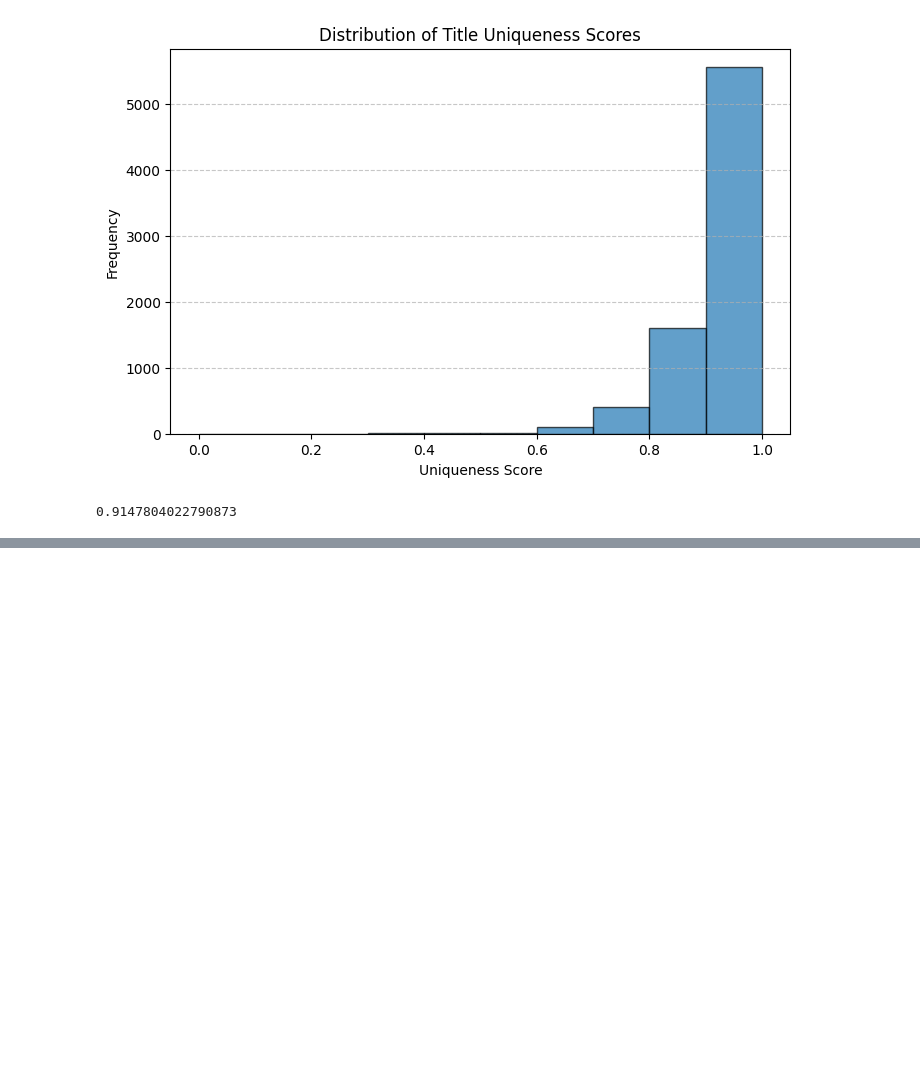
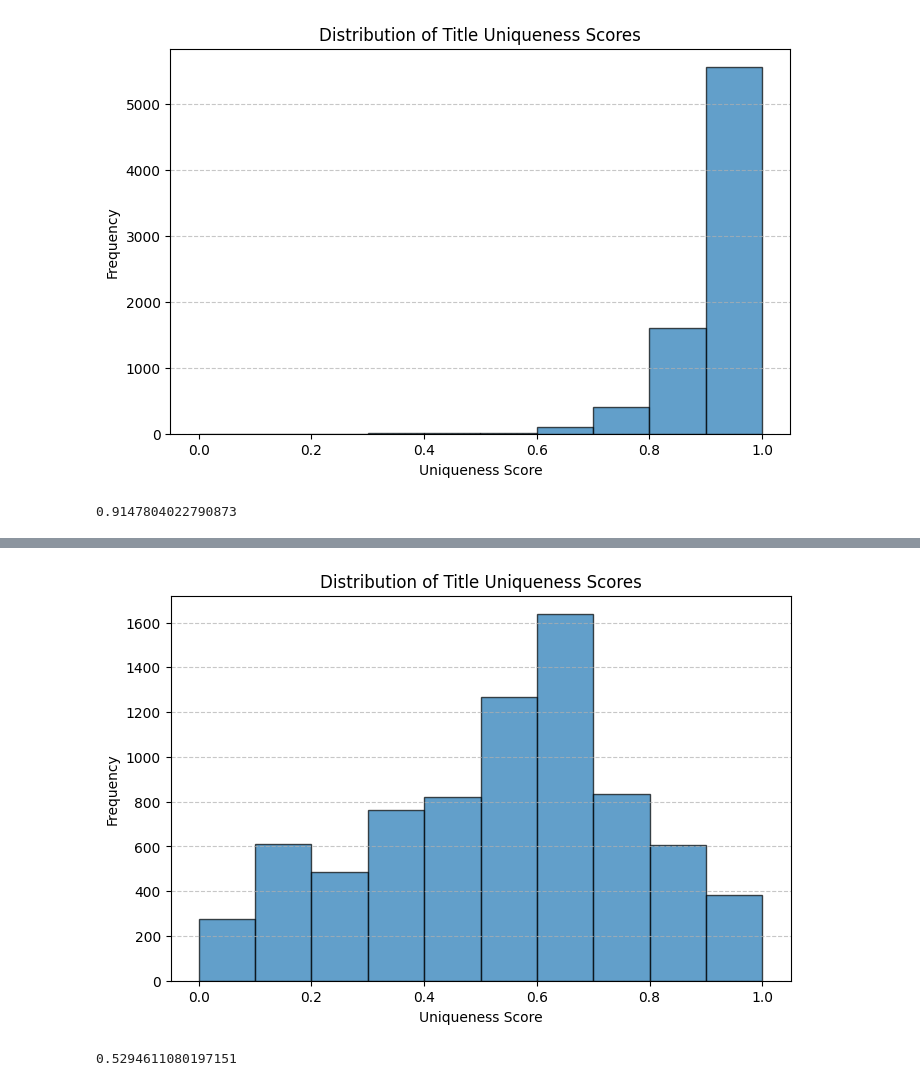
Before and after one commit to cacress/CSC442, a Jupyter notebook: notebooks/(Version_2)_Data_Cleaning.ipynb, the cells around one changed output, grey strips where cells are left out. Saved outputs shown, nothing was run; the diff lists cells and outputs as text; code cells hidden in the pictures; blank space fills up the shorter version.

```diff
--- a/notebooks/(Version_2)_Data_Cleaning.ipynb
+++ b/notebooks/(Version_2)_Data_Cleaning.ipynb
@@ -894,4 +920,25 @@ combined_df['Jittered'] = combined_df['YeoJohnson_Uniqueness'] + np.random.unifo
 
 # Apply Min-Max Scaling
 combined_df['Jittered_Normalized'] = (combined_df['Jittered'] - combined_df['Jittered'].min()) / (combined_df['Jittered'].max() - combined_df['Jittered'].min())
+# %%
+### Checking distribution of Jittered_Normalized
+
+import matplotlib.pyplot as plt
+
+# Plot histogram
+plt.figure(figsize=(8, 5))
+plt.hist(combined_df['Jittered_Normalized'], bins=10, edgecolor='black', alpha=0.7)
+
+# Labels and title
+plt.xlabel("Uniqueness Score")
+plt.ylabel("Frequency")
+plt.title("Distribution of Title Uniqueness Scores")
+plt.grid(axis='y', linestyle='--', alpha=0.7)
+plt.show()
+
+import statistics
+statistics.mean(combined_df['Jittered_Normalized'])
+# %% [output]
+[figure, added]
+0.5294611080197151
 # %%
```
Also changed, not shown: parts of 17 cells of this notebook.
